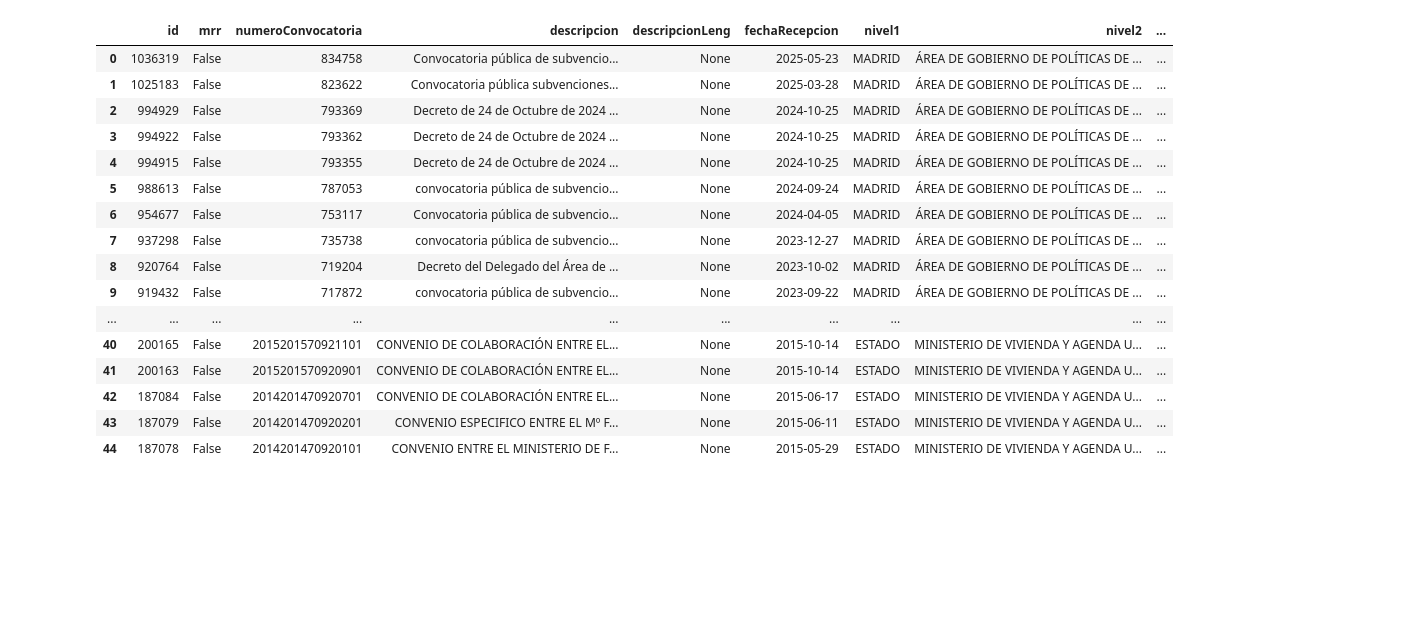
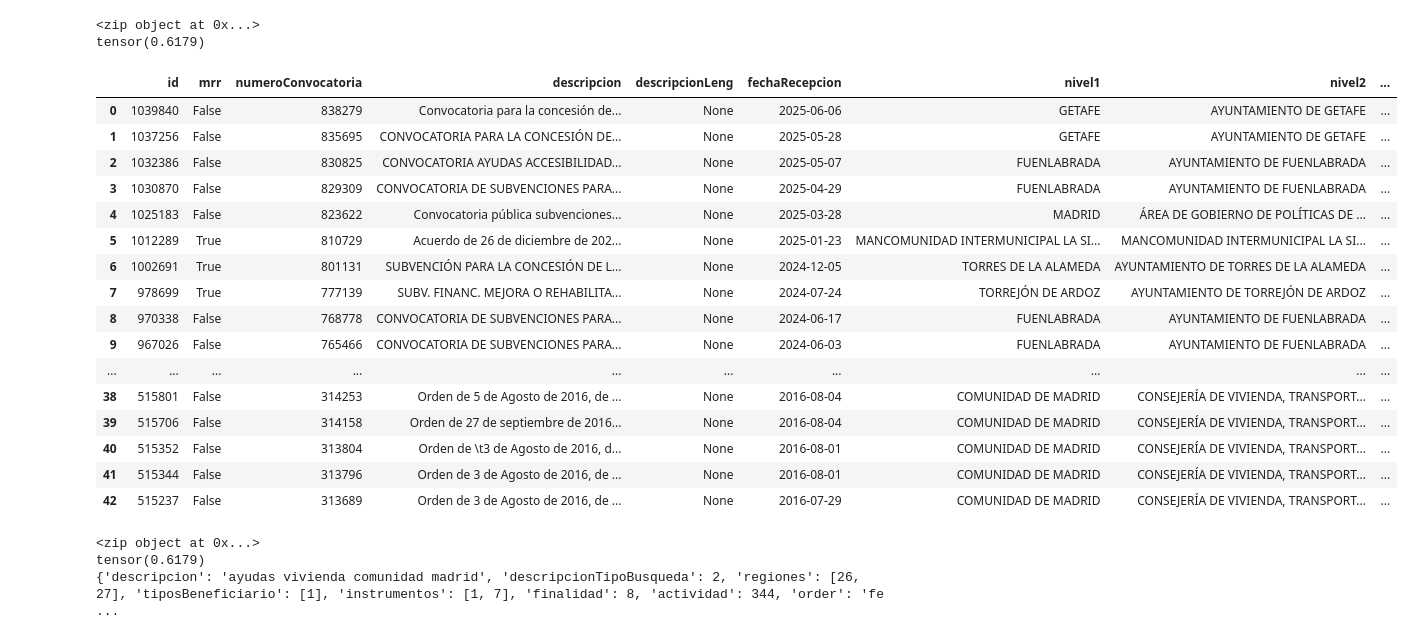
Before and after one commit to carmenvilanova/TFM, a Jupyter notebook: notebooks/parser de parametros_embed.ipynb, the cells around one changed output. Drawn from its saved outputs; the diff is of its cells as text; code cells hidden in the pictures; blank space fills up the shorter version.

```diff
--- a/notebooks/Parser_de_parametros.ipynb
+++ b/notebooks/parser de parametros_embed.ipynb
@@ -678,27 +824,30 @@ if query:
 # %%
 #ejemplo de funcionamiento en codigo:
 
-query='ayudas vivienda madrid'
+
 
 
 filtros=parsear_busqueda_subvenciones(query)
+#del filtros["descripcion"]
 convocatoria= buscar_convocatorias(**filtros)
 convocatoria
 # %% [output]
+<zip object at 0x...>
+tensor(0.6179)
 |  | id | mrr | numeroConvocatoria | descripcion | descripcionLeng | fechaRecepcion | nivel1 | nivel2 | ... |
-| 0 | 1036319 | False | 834758 | Convocatoria pública de subvencio... | None | 2025-05-23 | MADRID | ÁREA DE GOBIERNO DE POLÍTICAS DE ... | ... |
-| 1 | 1025183 | False | 823622 | Convocatoria pública subvenciones... | None | 2025-03-28 | MADRID | ÁREA DE GOBIERNO DE POLÍTICAS DE ... | ... |
-| 2 | 994929 | False | 793369 | Decreto de 24 de Octubre de 2024 ... | None | 2024-10-25 | MADRID | ÁREA DE GOBIERNO DE POLÍTICAS DE ... | ... |
-| 3 | 994922 | False | 793362 | Decreto de 24 de Octubre de 2024 ... | None | 2024-10-25 | MADRID | ÁREA DE GOBIERNO DE POLÍTICAS DE ... | ... |
-| 4 | 994915 | False | 793355 | Decreto de 24 de Octubre de 2024 ... | None | 2024-10-25 | MADRID | ÁREA DE GOBIERNO DE POLÍTICAS DE ... | ... |
-| 5 | 988613 | False | 787053 | convocatoria pública de subvencio... | None | 2024-09-24 | MADRID | ÁREA DE GOBIERNO DE POLÍTICAS DE ... | ... |
-| 6 | 954677 | False | 753117 | Convocatoria pública de subvencio... | None | 2024-04-05 | MADRID | ÁREA DE GOBIERNO DE POLÍTICAS DE ... | ... |
-| 7 | 937298 | False | 735738 | convocatoria pública de subvencio... | None | 2023-12-27 | MADRID | ÁREA DE GOBIERNO DE POLÍTICAS DE ... | ... |
-| 8 | 920764 | False | 719204 | Decreto del Delegado del Área de ... | None | 2023-10-02 | MADRID | ÁREA DE GOBIERNO DE POLÍTICAS DE ... | ... |
-| 9 | 919432 | False | 717872 | convocatoria pública de subvencio... | None | 2023-09-22 | MADRID | ÁREA DE GOBIERNO DE POLÍTICAS DE ... | ... |
+| 0 | 1039840 | False | 838279 | Convocatoria para la concesión de... | None | 2025-06-06 | GETAFE | AYUNTAMIENTO DE GETAFE | ... |
+| 1 | 1037256 | False | 835695 | CONVOCATORIA PARA LA CONCESIÓN DE... | None | 2025-05-28 | GETAFE | AYUNTAMIENTO DE GETAFE | ... |
+| 2 | 1032386 | False | 830825 | CONVOCATORIA AYUDAS ACCESIBILIDAD... | None | 2025-05-07 | FUENLABRADA | AYUNTAMIENTO DE FUENLABRADA | ... |
+| 3 | 1030870 | False | 829309 | CONVOCATORIA DE SUBVENCIONES PARA... | None | 2025-04-29 | FUENLABRADA | AYUNTAMIENTO DE FUENLABRADA | ... |
+| 4 | 1025183 | False | 823622 | Convocatoria pública subvenciones... | None | 2025-03-28 | MADRID | ÁREA DE GOBIERNO DE POLÍTICAS DE ... | ... |
+| 5 | 1012289 | True | 810729 | Acuerdo de 26 de diciembre de 202... | None | 2025-01-23 | MANCOMUNIDAD INTERMUNICIPAL LA SI... | MANCOMUNIDAD INTERMUNICIPAL LA SI... | ... |
+| 6 | 1002691 | True | 801131 | SUBVENCIÓN PARA LA CONCESIÓN DE L... | None | 2024-12-05 | TORRES DE LA ALAMEDA | AYUNTAMIENTO DE TORRES DE LA ALAMEDA | ... |
+| 7 | 978699 | True | 777139 | SUBV. FINANC. MEJORA O REHABILITA... | None | 2024-07-24 | TORREJÓN DE ARDOZ | AYUNTAMIENTO DE TORREJÓN DE ARDOZ | ... |
+| 8 | 970338 | False | 768778 | CONVOCATORIA DE SUBVENCIONES PARA... | None | 2024-06-17 | FUENLABRADA | AYUNTAMIENTO DE FUENLABRADA | ... |
+| 9 | 967026 | False | 765466 | CONVOCATORIA DE SUBVENCIONES PARA... | None | 2024-06-03 | FUENLABRADA | AYUNTAMIENTO DE FUENLABRADA | ... |
 | ... | ... | ... | ... | ... | ... | ... | ... | ... | ... |
-| 40 | 200165 | False | 2015201570921101 | CONVENIO DE COLABORACIÓN ENTRE EL... | None | 2015-10-14 | ESTADO | MINISTERIO DE VIVIENDA Y AGENDA U... | ... |
-| 41 | 200163 | False | 2015201570920901 | CONVENIO DE COLABORACIÓN ENTRE EL... | None | 2015-10-14 | ESTADO | MINISTERIO DE VIVIENDA Y AGENDA U... | ... |
-| 42 | 187084 | False | 2014201470920701 | CONVENIO DE COLABORACIÓN ENTRE EL... | None | 2015-06-17 | ESTADO | MINISTERIO DE VIVIENDA Y AGENDA U... | ... |
-| 43 | 187079 | False | 2014201470920201 | CONVENIO ESPECIFICO ENTRE EL Mº F... | None | 2015-06-11 | ESTADO | MINISTERIO DE VIVIENDA Y AGENDA U... | ... |
-| 44 | 187078 | False | 2014201470920101 | CONVENIO ENTRE EL MINISTERIO DE F... | None | 2015-05-29 | ESTADO | MINISTERIO DE VIVIENDA Y AGENDA U... | ... |
+| 38 | 515801 | False | 314253 | Orden de 5 de Agosto de 2016, de ... | None | 2016-08-04 | COMUNIDAD DE MADRID | CONSEJERÍA DE VIVIENDA, TRANSPORT... | ... |
+| 39 | 515706 | False | 314158 | Orden de 27 de septiembre de 2016... | None | 2016-08-04 | COMUNIDAD DE MADRID | CONSEJERÍA DE VIVIENDA, TRANSPORT... | ... |
+| 40 | 515352 | False | 313804 | Orden de \t3 de Agosto de 2016, d... | None | 2016-08-01 | COMUNIDAD DE MADRID | CONSEJERÍA DE VIVIENDA, TRANSPORT... | ... |
+| 41 | 515344 | False | 313796 | Orden de 3 de Agosto de 2016, de ... | None | 2016-08-01 | COMUNIDAD DE MADRID | CONSEJERÍA DE VIVIENDA, TRANSPORT... | ... |
+| 42 | 515237 | False | 313689 | Orden de 3 de Agosto de 2016, de ... | None | 2016-07-29 | COMUNIDAD DE MADRID | CONSEJERÍA DE VIVIENDA, TRANSPORT... | ... |
@@ -704,0 +856,6 @@ convocatoria
+# %%
+print(parsear_busqueda_subvenciones(query))
+# %% [output]
+<zip object at 0x...>
+tensor(0.6179)
+{'descripcion': 'ayudas vivienda comunidad madrid', 'descripcionTipoBusqueda': 2, 'regiones': [26, 27], 'tiposBeneficiario': [1], 'instrumentos': [1, 7], 'finalidad': 8, 'actividad': 344, 'order': 'fe ...
```
Also changed, not shown: parts of 5 cells of this notebook, 2 other files.
